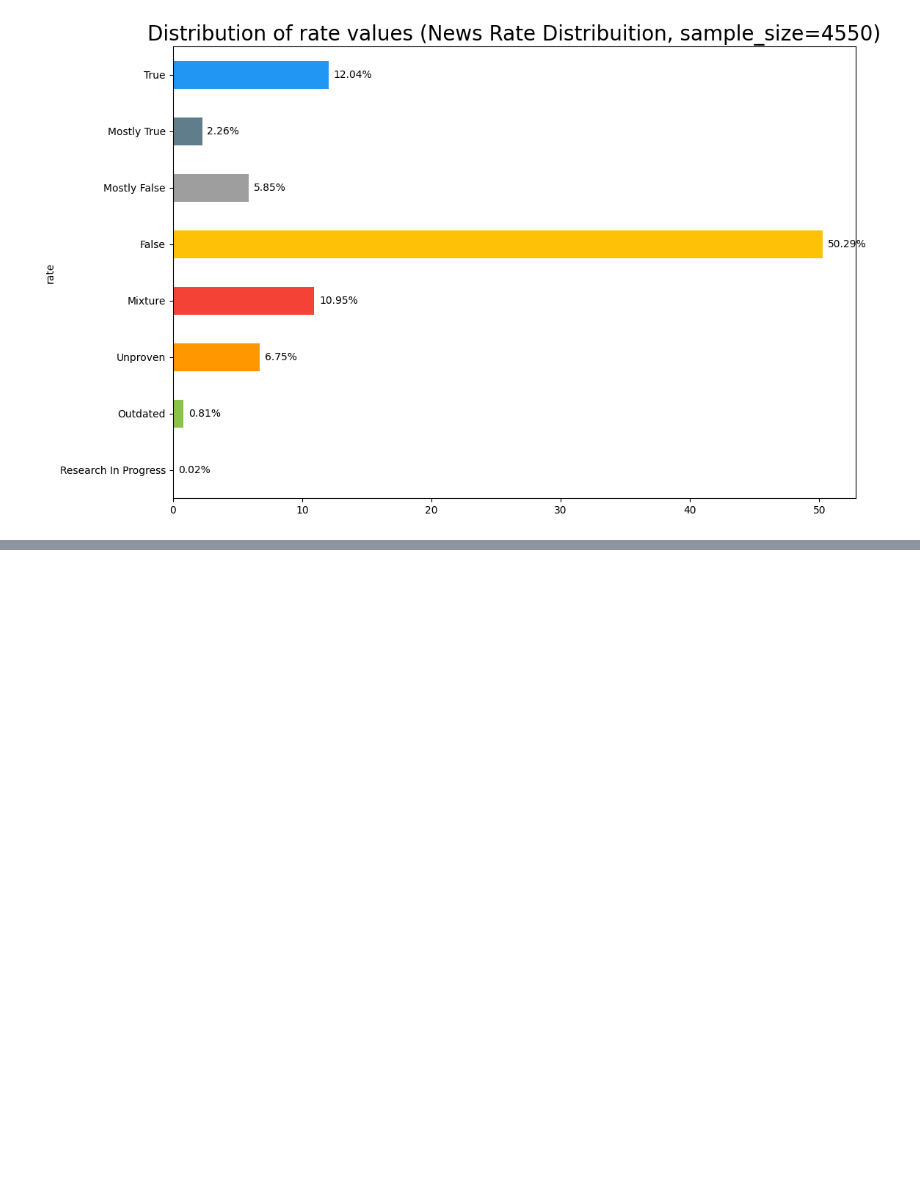
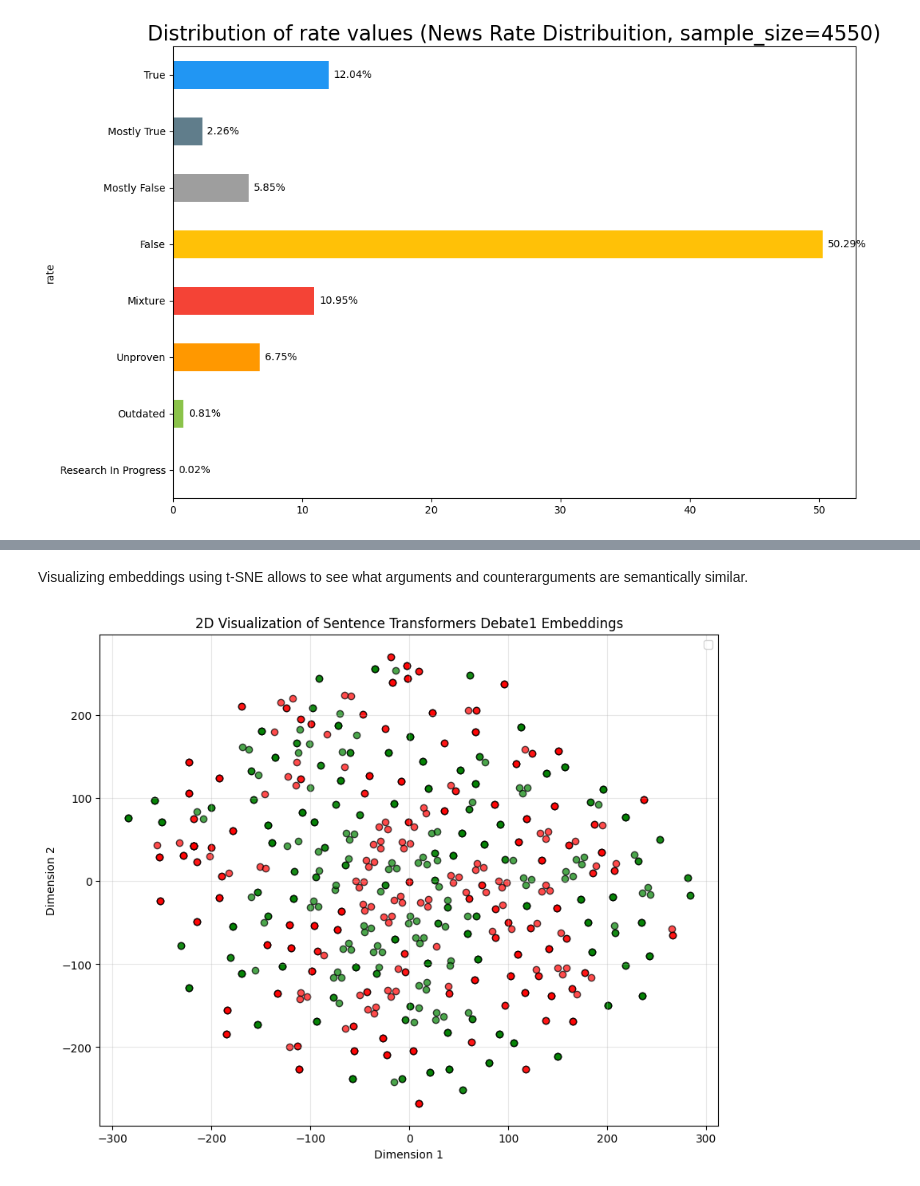
Before and after one commit to MrDuartePT/PolAIgraph, a Jupyter notebook: Truthify_EDA.ipynb, the cells around one changed output, grey strips where cells are left out. Saved outputs shown, nothing was run; the diff lists cells and outputs as text; code cells hidden in the pictures; blank space fills up the shorter version.

```diff
--- a/Truthify_EDA.ipynb
+++ b/Truthify_EDA.ipynb
@@ -599,0 +1057,19 @@ dtype: int64
+# %%
+# Intalize model
+model = SentenceTransformer('paraphrase-mpnet-base-v2')
+
+# Generate embeddings - debate1
+embeddings_speaker1_debate1=model.encode(output_debate1.loc[output_debate1["label"] == "Counterargument","statement1"].dropna().to_list())
+embeddings_speaker2_debate1=model.encode(output_debate1.loc[output_debate1["label"] == "Counterargument","statement2"].dropna().to_list())
+
+cos_sim_sentence_debate, top_sentence_indices_debate = compute_cosine_similarity(embeddings_speaker1_debate1, embeddings_speaker2_debate1, 0)
+output_debate1.iloc[top_sentence_indices_debate][['speaker1','statement1']]
+output_debate1.iloc[top_sentence_indices_debate][['speaker2','statement2']]
+
+# Generate embeddings - debate2
+#embeddings_speaker1_debate2=model.encode(output_debate2.loc[output_debate2["label"] == 0,"statement_speaker1"].dropna().to_list())
+#embeddings_speaker2_debate2=model.encode(output_debate2.loc[output_debate2["label"] == 0,"statement_speaker2"].dropna().to_list())
+
+#cos_sim_sentence_debate, top_sentence_indices_debate = compute_cosine_similarity(embeddings_speaker1_debate2, embeddings_speaker2_debate2, 0)
+#output_debate2.iloc[top_sentence_indices_debate][['speaker1','statement_speaker1']]
+#output_debate2.iloc[top_sentence_indices_debate][['speaker2','statement_speaker2']]
@@ -599,0 +1089,33 @@ dtype: int64
+# %% [markdown]
+Visualizing embeddings using t-SNE allows to see what arguments and counterarguments are semantically similar.
+# %%
+import matplotlib.pyplot as plt
+from sklearn.manifold import TSNE
+import numpy as np
+
+# Reduce the dimensionality of the embeddings for visualization
+def plot_embeddings(embeddings1, embeddings2, title):
+    combined_embeddings = np.vstack([embeddings1, embeddings2])
+    perplexity = min(30, len(combined_embeddings) - 1)
+    tsne = TSNE(n_components=2, random_state=42, perplexity=perplexity)
+
+    reduced_embeddings = tsne.fit_transform(combined_embeddings)
+    reduce_embeddings1 = reduced_embeddings[:len(embeddings1)]
+    reduce_embeddings2 = reduced_embeddings[len(embeddings2):]
+
+    plt.figure(figsize=(10, 8))
+    #plt.scatter(reduced_embeddings[:, 0], reduced_embeddings[:, 1], c='blue', edgecolors='k', alpha=0.7)
+    plt.scatter(reduce_embeddings1[:, 0], reduce_embeddings1[:, 1], c='green', edgecolors='k', alpha=0.7)
+    plt.scatter(reduce_embeddings2[:, 0], reduce_embeddings2[:, 1], c='red', edgecolors='k', alpha=0.7)
+    plt.title(f'2D Visualization of {title} Embeddings')
+    plt.xlabel('Dimension 1')
+    plt.ylabel('Dimension 2')
+    plt.legend()
+    plt.grid(alpha=0.3)
+    plt.show()
+
+# Sentence Transformer Visualization
+plot_embeddings(embeddings_speaker1_debate1, embeddings_speaker2_debate1,  'Sentence Transformers Debate1')
+#plot_embeddings(embeddings_speaker2_debate2, embeddings_speaker2_debate2,  'Sentence Transformers Debate2')
+# %% [output]
+[figure, added]
```
Also changed, not shown: parts of 27 cells of this notebook, 2 other files.
